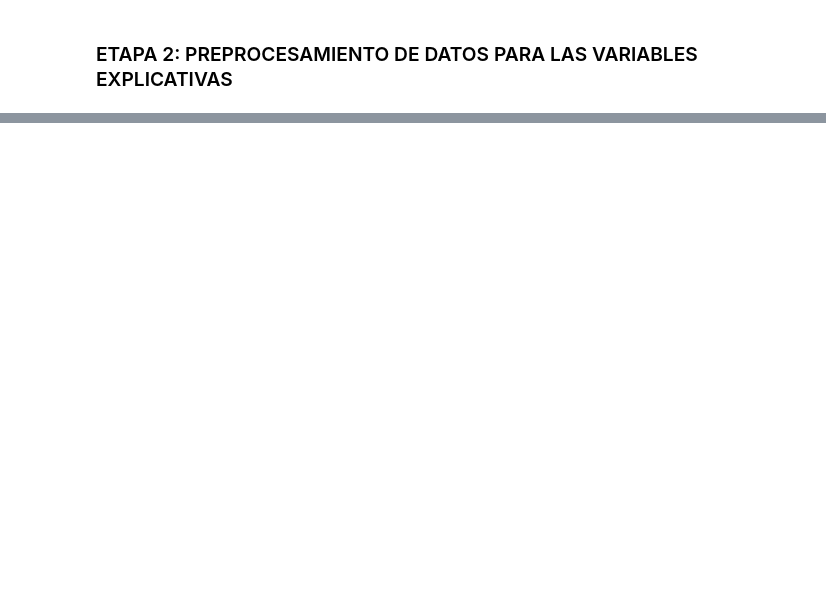
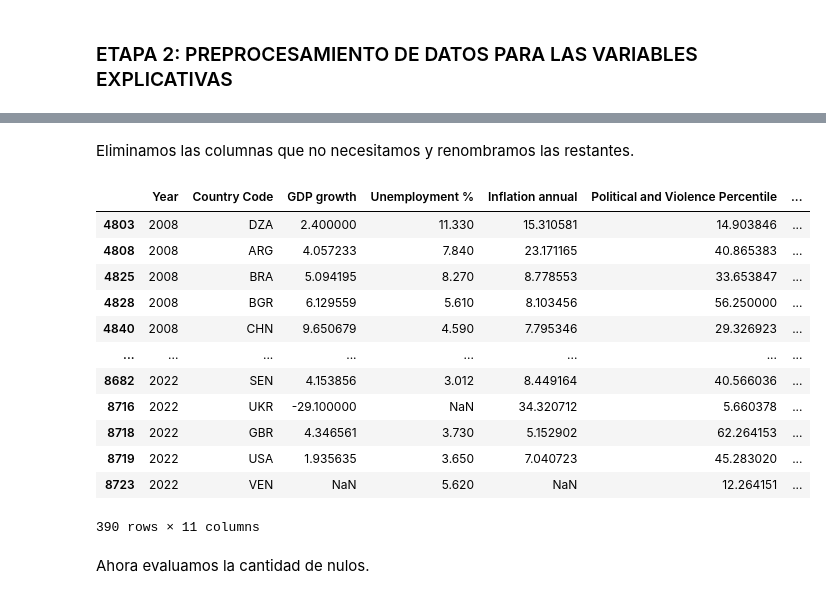
Before and after one commit to ERIDEZ/IFM_TMF, a Jupyter notebook: Notebooks y scripts/Trabajo archivo 24287.ipynb, the cells around one changed output, grey strips where cells are left out. Drawn from its saved outputs; the diff is of its cells as text; code cells hidden in the pictures; blank space fills up the shorter version.

```diff
--- a/Notebooks y scripts/Trabajo archivo 24287.ipynb
+++ b/Notebooks y scripts/Trabajo archivo 24287.ipynb
@@ -951,0 +1094,36 @@ También observamos que hay mucha similitud entre la mediana y media de los tres
+# %% [markdown]
+Eliminamos las columnas que no necesitamos y renombramos las restantes.
+# %%
+# Remover Time Code y Country Name
+indices_desarrollo.drop(['Time Code', 'Country Name'], axis = 1, inplace = True)
+
+# Renombrar
+indices_desarrollo = indices_desarrollo.rename(columns={'Time':'Year',
+                                                        'GDP growth (annual %) [NY.GDP.MKTP.KD.ZG]' : 'GDP growth',
+                                                        'Unemployment, total (% of total labor force) (modeled ILO estimate) [SL.UEM.TOTL.ZS]' : 'Unemployment %',
+                                                        'Inflation, GDP deflator (annual %) [NY.GDP.DEFL.KD.ZG]' : 'Inflation annual',
+                                                        'Political Stability and Absence of Violence/Terrorism: Percentile Rank [PV.PER.RNK]' : 'Political and Violence Percentile',
+                                                        'Probability of dying among youth ages 20-24 years (per 1,000) [SH.DYN.2024]' : 'Probability of dying young',
+                                                        'Regulatory Quality: Percentile Rank [RQ.PER.RNK]' : 'Regulatory Quality Percentile',
+                                                        'Rule of Law: Percentile Rank [RL.PER.RNK]' : 'Rule of Law Percentile',
+                                                        'Voice and Accountability: Percentile Rank [VA.PER.RNK]' : 'Voice and Accountability Percentile',
+                                                        'Wage and salaried workers, total (% of total employment) (modeled ILO estimate) [SL.EMP.WORK.ZS]' : 'Salaried workers %'
+                                                        })
+
+indices_desarrollo
+# %% [output]
+|  | Year | Country Code | GDP growth | Unemployment % | Inflation annual | Political and Violence Percentile | ... |
+| 4803 | 2008 | DZA | 2.400000 | 11.330 | 15.310581 | 14.903846 | ... |
+| 4808 | 2008 | ARG | 4.057233 | 7.840 | 23.171165 | 40.865383 | ... |
+| 4825 | 2008 | BRA | 5.094195 | 8.270 | 8.778553 | 33.653847 | ... |
+| 4828 | 2008 | BGR | 6.129559 | 5.610 | 8.103456 | 56.250000 | ... |
+| 4840 | 2008 | CHN | 9.650679 | 4.590 | 7.795346 | 29.326923 | ... |
+| ... | ... | ... | ... | ... | ... | ... | ... |
+| 8682 | 2022 | SEN | 4.153856 | 3.012 | 8.449164 | 40.566036 | ... |
+| 8716 | 2022 | UKR | -29.100000 | NaN | 34.320712 | 5.660378 | ... |
+| 8718 | 2022 | GBR | 4.346561 | 3.730 | 5.152902 | 62.264153 | ... |
+| 8719 | 2022 | USA | 1.935635 | 3.650 | 7.040723 | 45.283020 | ... |
+| 8723 | 2022 | VEN | NaN | 5.620 | NaN | 12.264151 | ... |
+390 rows × 11 columns
+# %% [markdown]
+Ahora evaluamos la cantidad de nulos.
```
Also changed, not shown: parts of 61 cells of this notebook, 5 other files.
